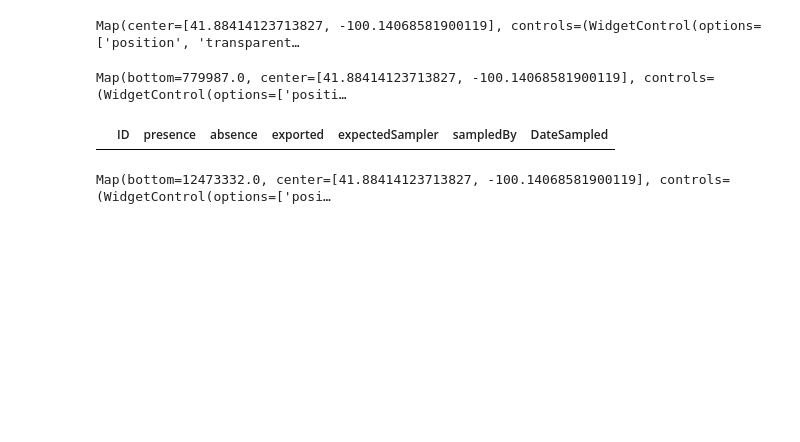
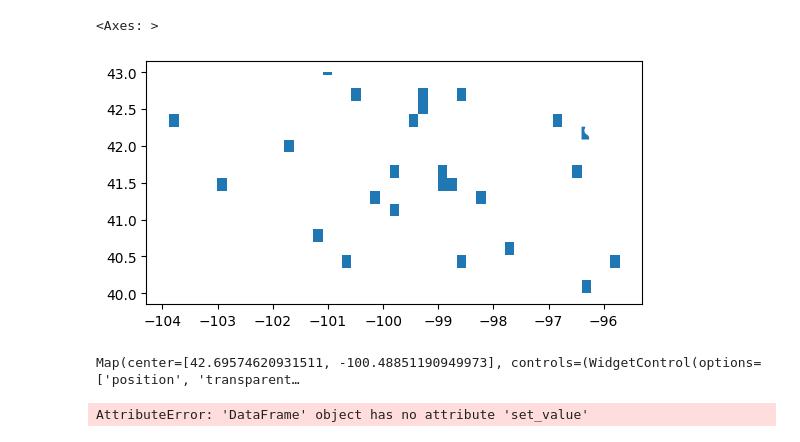
Before and after one commit to GeospatialCentroid/Agroforestry, a Jupyter notebook: sampling/treeSampling.ipynb, the cells around one changed output. Saved outputs shown, nothing was run; the diff lists cells and outputs as text; code cells hidden in the pictures; blank space fills up the shorter version.

Commit message:
mor ework on the sampling method

```diff
--- a/sampling/treeSampling.ipynb
+++ b/sampling/treeSampling.ipynb
@@ -37,0 +17,6 @@ aoiID = 200
+# %%
+# load the sampling reference grid 12kGrid
+grid = gpd.read_file("../data/griddedFeatures/twelve_mi_grid_uid.gpkg")
+# load the sampling grid
+df = pd.read_csv("../sampling/samplingReferenceSheet_12.csv", index_col='ID')
+print(df)
@@ -38,2 +41,10 @@ aoiID = 200
+# %%
+# quick map of the sampling locations
+mask = grid['Unique_ID'].isin(df.index)
+sp1 = grid[mask]
+sp1.plot()
+# %% [output]
+<Axes: >
+[figure, added]
 # %%
 # Generaete map objects based on the define reference grid
@@ -65,10 +67,6 @@ visParamsTrue = {"bands":['R', 'G', 'B']};
 Map = geemap.Map()
 Map.add_basemap("SATELLITE")
 Map.centerObject(ee_object = aoi_ee, zoom = 10)
-
-Map
-# %% [output]
-Map(center=[41.88414123713827, -100.14068581900119], controls=(WidgetControl(options=['position', 'transparent…
 # %%
 # I'm not sure if we want all three naip images on at once or each map getting it's own.
 ### 2020 tree sampling
@@ -77,33 +75,18 @@ Map2020.addLayer(naip2020, visParamsTrue, name = "rgb2020")
 Map2020.addLayer(naip2020, visParamsFalse, name = "false2020")
 # testing the 2015 layer
 Map2020.addLayer(naip2015, visParamsTrue, name = "rgb2015")
+Map2020.addLayer(naip2010, visParamsTrue, name = "rgb2010")
 
 Map2020
 # %% [output]
-Map(bottom=779987.0, center=[41.88414123713827, -100.14068581900119], controls=(WidgetControl(options=['positi…
+Map(center=[42.69574620931511, -100.48851190949973], controls=(WidgetControl(options=['position', 'transparent…
 # %%
 # extract objects
+### feels like a single map will work for the sampling process
+
 presence2020 = ee.FeatureCollection(Map.draw_features)
 coords = presence2020.geometry()
 
-### ok lots to do here. Probably want to export the feature as a object incase the users exits. the map features are not save on reload.
-# grab the coordinates and assign them to the correct row and column based on the date
-# write out the csv to save progesss
-
-## for subsequent sampling periods. Re
+df.set_value(aoiID,'presence2020',coords)
 # %% [output]
-|  | ID | presence | absence | exported | expectedSampler | sampledBy | DateSampled |
+AttributeError: 'DataFrame' object has no attribute 'set_value'
-# %%
-Map2015 = Map
-Map2015.addLayer(naip2015, visParamsTrue, name = "rgb2015")
-Map2015.addLayer(naip2015, visParamsFalse, name = "false2015")
-# testing adding the previous selection to the 2015 naip. --- is this easier then resampling
-Map2015.addLayer(presence2020, name = "2020Presence")
-
-### idea, button that change map zoom from to all points.
-
-### absence --- generate the random points within gee so that they are editable features.
-
-Map2015
-# %% [output]
-Map(bottom=12473332.0, center=[41.88414123713827, -100.14068581900119], controls=(WidgetControl(options=['posi…
```
Also changed, not shown: parts of 8 cells of this notebook, 12 other files.
